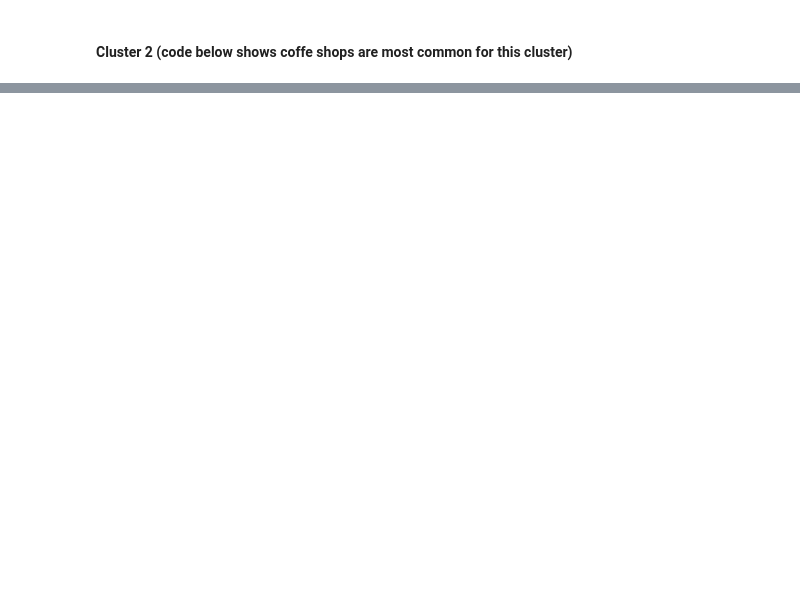
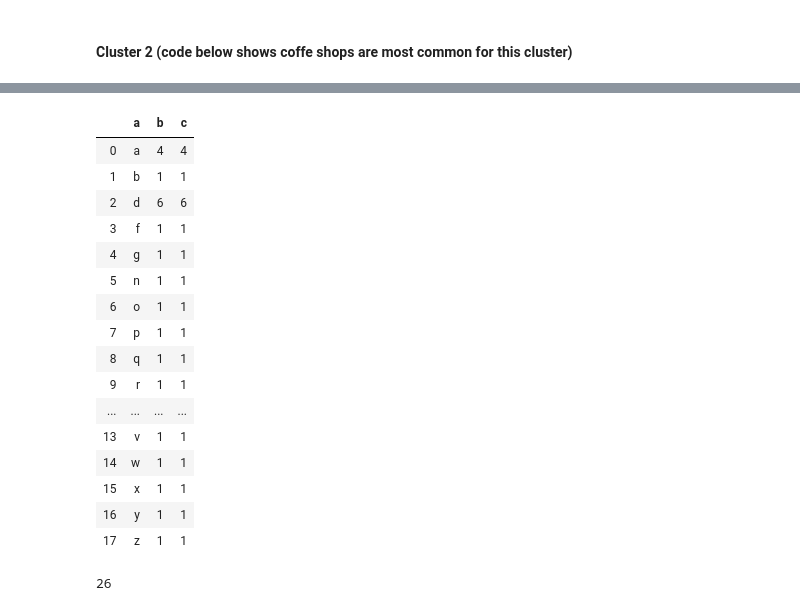
Before and after one commit to gte3968/Toronto-neighborhoods, a Jupyter notebook: Toronto neighborhoods2.ipynb, the cells around one changed output, grey strips where cells are left out. Cells and saved outputs as stored; diff of their text form; code cells hidden in the pictures; blank space fills up the shorter version.

```diff
--- a/Toronto neighborhoods2.ipynb
+++ b/Toronto neighborhoods2.ipynb
@@ -626,0 +700,30 @@ a.describe(include='object')
+# %%
+a = [i for i in 'abaaafgddddddnopqrstuvwxyz']
+b = [i for i in range(26)]
+c = [i*2 for i in range(26)]
+d = pd.DataFrame(zip(a,b,c))
+d.columns = ['a', 'b', 'c']
+e = d.groupby('a').count().reset_index()
+e
+# %% [output]
+|  | a | b | c |
+| 0 | a | 4 | 4 |
+| 1 | b | 1 | 1 |
+| 2 | d | 6 | 6 |
+| 3 | f | 1 | 1 |
+| 4 | g | 1 | 1 |
+| 5 | n | 1 | 1 |
+| 6 | o | 1 | 1 |
+| 7 | p | 1 | 1 |
+| 8 | q | 1 | 1 |
+| 9 | r | 1 | 1 |
+| ... | ... | ... | ... |
+| 13 | v | 1 | 1 |
+| 14 | w | 1 | 1 |
+| 15 | x | 1 | 1 |
+| 16 | y | 1 | 1 |
+| 17 | z | 1 | 1 |
+# %%
+len(a)
+# %% [output]
+26
```
Also changed, not shown: parts of 26 cells of this notebook.
